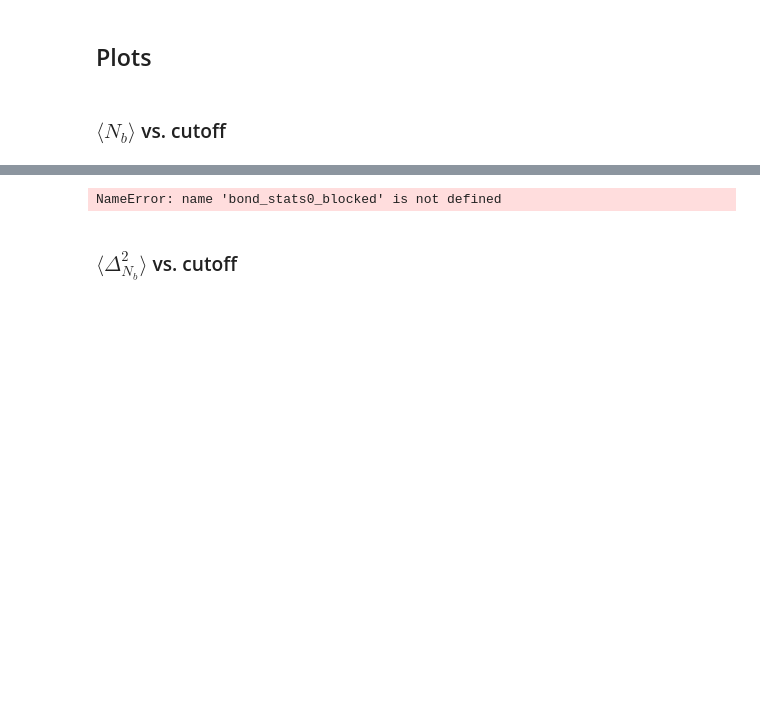
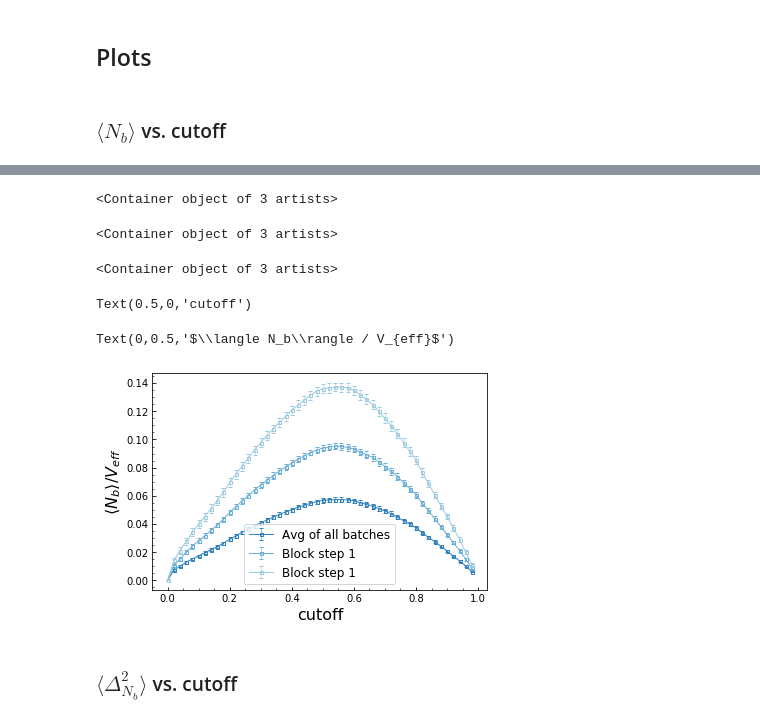
Before and after one commit to saforem2/worm_algorithm, a Jupyter notebook: image_analysis/image_analysis.ipynb, the cells around one changed output, grey strips where cells are left out. Cells and saved outputs as stored; diff of their text form; code cells hidden in the pictures; blank space fills up the shorter version.

```diff
--- a/image_analysis/image_analysis.ipynb
+++ b/image_analysis/image_analysis.ipynb
@@ -484,38 +492,43 @@ Text(0,0.5,'$\\langle N_b\\rangle / V_{eff}$')
 ... (6 outputs left out)
 # %%
 bond_stats_avg = ((bond_stats0 + bond_stats1 + bond_stats2) / 3) / (64 * 64)
-bond_stats_avg_blocked = ((bond_stats0_blocked
-                          + bond_stats1_blocked
-                          + bond_stats2_blocked) / 3) / (32 * 32)
+bond_stats_avg_blocked = ((bond_stats0_blocked0
+                          + bond_stats1_blocked0
+                          + bond_stats2_blocked0) / 3) / (32 * 32)
 bond_stats_avg_blocked1 = ((bond_stats0_blocked1
                            + bond_stats1_blocked1
                            + bond_stats2_blocked1) / 3) / (16 * 16)
 
 fig, ax = plt.subplots()
 ax.errorbar(cutoffs, bond_stats_avg[:,0], yerr=bond_stats_avg[:,1],
             label='Avg of all batches', marker=markers[0], markersize=3,
             fillstyle='none', color=cm.tab20c(0 + cc[0]), ls='-', lw=1.,
             elinewidth=0.5, capsize=2., capthick=1.)
 ax.errorbar(cutoffs, bond_stats_avg_blocked[:,0],
             yerr=bond_stats_avg_blocked[:,1],
             label='Block step 1', marker=markers[0], markersize=3,
             fillstyle='none', color=cm.tab20c(1 + cc[0]), ls='-', lw=1.,
             elinewidth=0.5, capsize=2., capthick=1.)
 ax.errorbar(cutoffs, bond_stats_avg_blocked1[:,0],
             yerr=bond_stats_avg_blocked1[:,1],
             label='Block step 1', marker=markers[0], markersize=3,
             fillstyle='none', color=cm.tab20c(2 + cc[0]), ls='-', lw=1.,
             elinewidth=0.5, capsize=2., capthick=1.)
 leg = ax.legend(loc='best', markerscale=1, fontsize=12)
 ax.set_xlabel(Nb_labels['x_label'], fontsize=16)
 ax.set_ylabel(Nb_labels['y_label'], fontsize=16)
 Nb_avg_plot_num = get_plot_num(Nb_avg_plot_dir)
 Nb_avg_plot_file = (Nb_avg_plot_dir
                     + f'Nb_avg_vs_cutoff_averaged_{Nb_avg_plot_num}.png')
 fig.savefig(Nb_avg_plot_file, dpi=400, bbox_inches='tight')
 plt.show()
 # %% [output]
-NameError: name 'bond_stats0_blocked' is not defined
+<Container object of 3 artists>
+<Container object of 3 artists>
+<Container object of 3 artists>
+Text(0.5,0,'cutoff')
+Text(0,0.5,'$\\langle N_b\\rangle / V_{eff}$')
+[figure, added]
 # %% [markdown]
 ### $\langle \Delta_{N_b}^2\rangle$ vs. cutoff
 # %%
```
Also changed, not shown: parts of 20 cells of this notebook, 2 other files.
